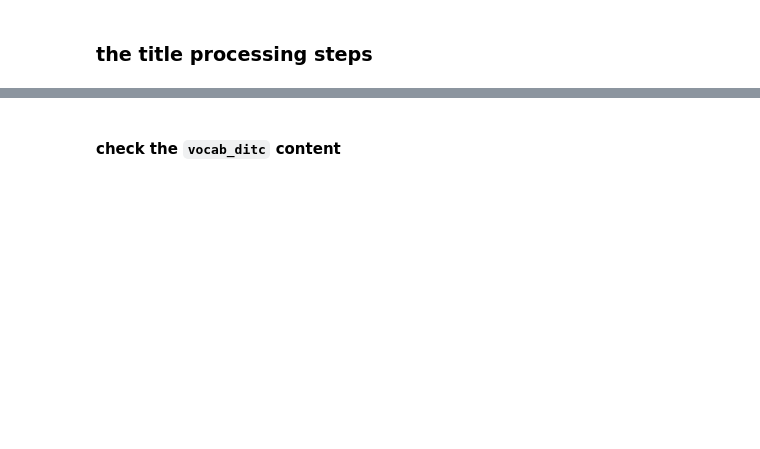
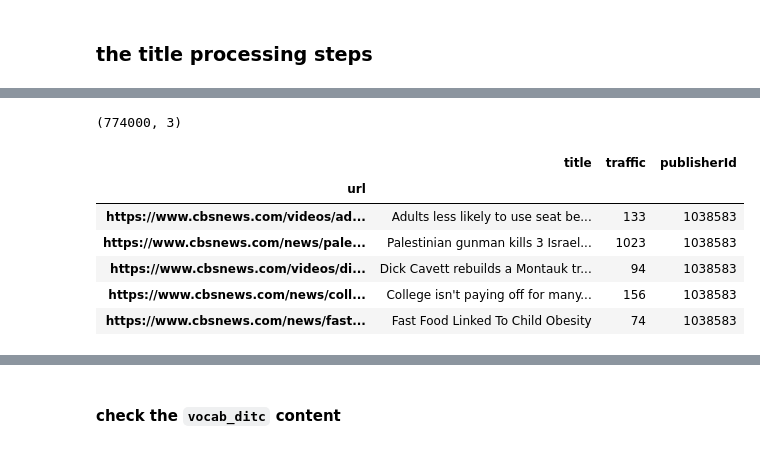
Before and after one commit to mengyx-work/ipyhon_notebooks, a Jupyter notebook: notebooks/seq2seq_data_validate.ipynb, the cells around one changed output, grey strips where cells are left out. Drawn from its saved outputs; the diff is of its cells as text; code cells hidden in the pictures; blank space fills up the shorter version.

```diff
--- a/notebooks/seq2seq_data_validate.ipynb
+++ b/notebooks/seq2seq_data_validate.ipynb
@@ -14,0 +43,12 @@ data_path = '/Users/matt.meng'
+# %%
+print data.shape
+data.head()
+# %% [output]
+(774000, 3)
+|  | title | traffic | publisherId |
+| url |  |  |  |
+| https://www.cbsnews.com/videos/ad... | Adults less likely to use seat be... | 133 | 1038583 |
+| https://www.cbsnews.com/news/pale... | Palestinian gunman kills 3 Israel... | 1023 | 1038583 |
+| https://www.cbsnews.com/videos/di... | Dick Cavett rebuilds a Montauk tr... | 94 | 1038583 |
+| https://www.cbsnews.com/news/coll... | College isn't paying off for many... | 156 | 1038583 |
+| https://www.cbsnews.com/news/fast... | Fast Food Linked To Child Obesity | 74 | 1038583 |
```
Also changed, not shown: parts of 23 cells of this notebook.
